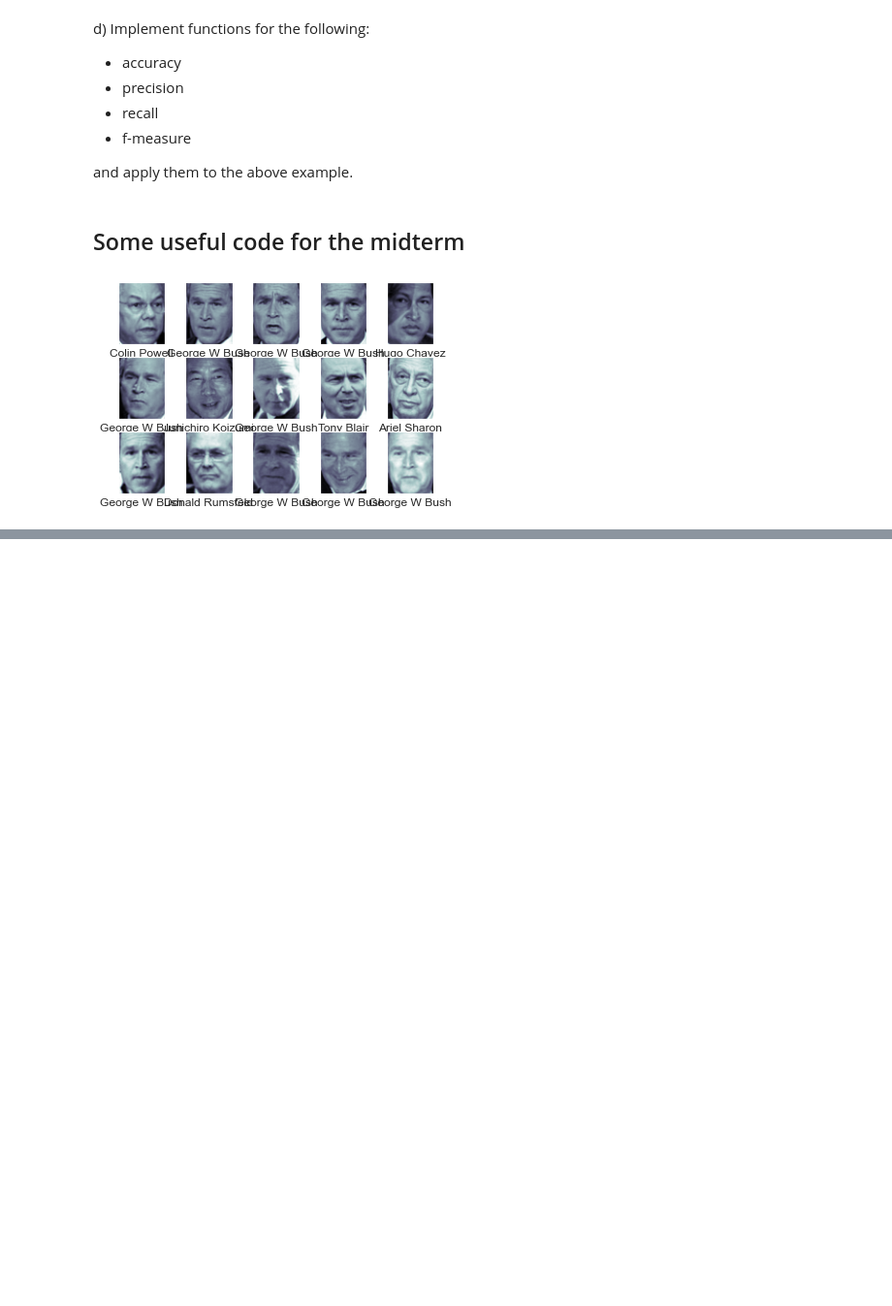
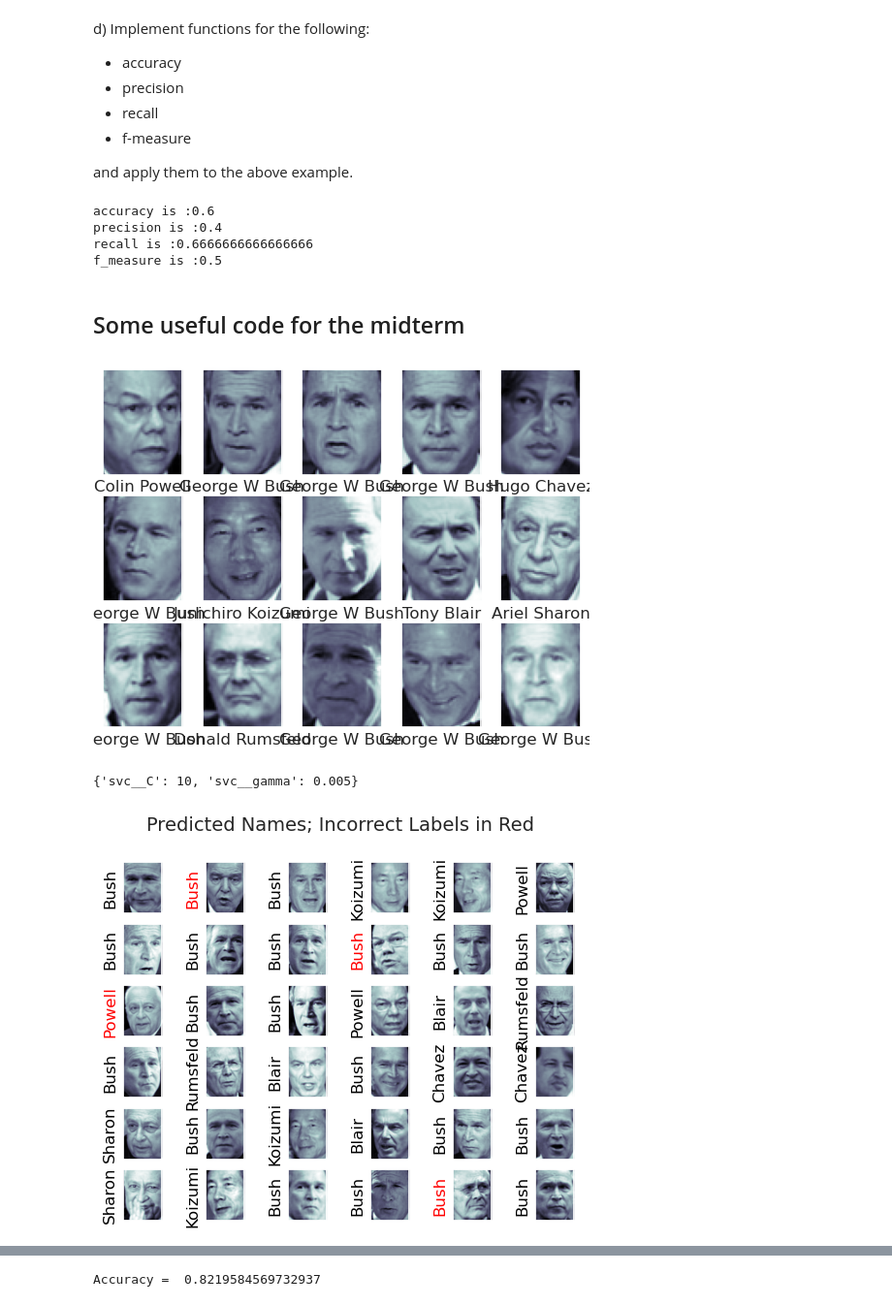
Before and after one commit to shengdli/Data-Science-Fundamentals, a Jupyter notebook: worksheet_14.ipynb, the cells around one changed output, grey strips where cells are left out. Shown: that part at 97% size. Cells and saved outputs as stored; diff of their text form; code cells hidden in the pictures; blank space fills up the shorter version.

```diff
--- a/worksheet_14.ipynb
+++ b/worksheet_14.ipynb
@@ -120,6 +120,37 @@ d) Implement functions for the following:
 - f-measure
 
 and apply them to the above example.
+# %%
+def accuracy(actual_values,prediction):
+    cm=confusion_matrix(actual_values,prediction)
+    accuracy=(cm[0][0]+cm[1][1])/(cm[0][0]+cm[0][1]+cm[1][0]+cm[1][1])
+    return accuracy
+
+def precision(actual_values,prediction):
+    cm=confusion_matrix(actual_values,prediction)
+    precision=cm[0][0]/(cm[0][0]+cm[1][0])
+    return precision
+
+def recall(actual_values,prediction):
+    cm=confusion_matrix(actual_values,prediction)
+    recall=cm[0][0]/(cm[0][0]+cm[0][1])
+    return recall
+
+def f_measure(actual_values,prediction):
+    R=recall(actual_values,prediction)
+    P=precision(actual_values,prediction)
+    f_m=(2*R*P)/(R+P)
+    return f_m
+
+print("accuracy is : "+str(accuracy(actual_class,predicted_class)))
+print("precision is : "+str(precision(actual_class,predicted_class)))
+print("recall is : "+str(recall(actual_class,predicted_class)))
+print("f_measure is : "+str(f_measure(actual_class,predicted_class)))
+# %% [output]
+accuracy is :0.6
+precision is :0.4
+recall is :0.6666666666666666
+f_measure is :0.5
 # %% [markdown]
 ## Some useful code for the midterm
 # %%
@@ -161,32 +192,34 @@ grid = GridSearchCV(svcpca, param_grid, cv=kfold)
 grid.fit(Xtrain, ytrain)
 
 print(grid.best_params_)
 
 # use the best params explicitly here
 pca = PCA(n_components=150, whiten=True)
 svc = SVC(kernel='rbf', class_weight='balanced', C=10, gamma=0.005)
 svcpca = make_pipeline(pca, svc)
 
-model = BaggingClassifier(svcpca, n_estimators=1).fit(Xtrain, ytrain)
+model = BaggingClassifier(svcpca, n_estimators=100).fit(Xtrain, ytrain)
 yfit = model.predict(Xtest)
 
 fig, ax = plt.subplots(6, 6)
 for i, axi in enumerate(ax.flat):
     axi.imshow(Xtest[i].reshape(62, 47), cmap='bone')
     axi.set(xticks=[], yticks=[])
     axi.set_ylabel(faces.target_names[yfit[i]].split()[-1],
                    color='black' if yfit[i] == ytest[i] else 'red')
 fig.suptitle('Predicted Names; Incorrect Labels in Red', size=14)
 plt.show()
 
 mat = confusion_matrix(ytest, yfit)
 sns.heatmap(mat.T, square=True, annot=True, fmt='d', cbar=False,
             xticklabels=faces.target_names,
             yticklabels=faces.target_names)
 plt.xlabel('true label')
 plt.ylabel('predicted label')
 plt.show()
 
 print("Accuracy = ", accuracy_score(ytest, yfit))
 # %% [output]
-[figure, old version]
+[figure, new version]
+{'svc__C': 10, 'svc__gamma': 0.005}
+[figure, added]
@@ -192,0 +227 @@ print("Accuracy = ", accuracy_score(ytest, yfit))
+Accuracy =  0.8219584569732937
```
Also changed, not shown: parts of 1 cell of this notebook.
